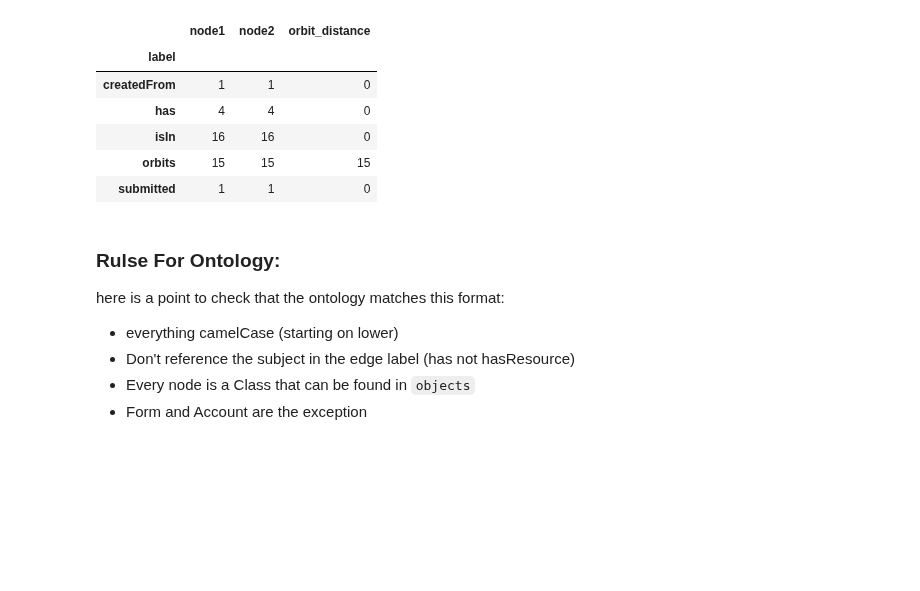
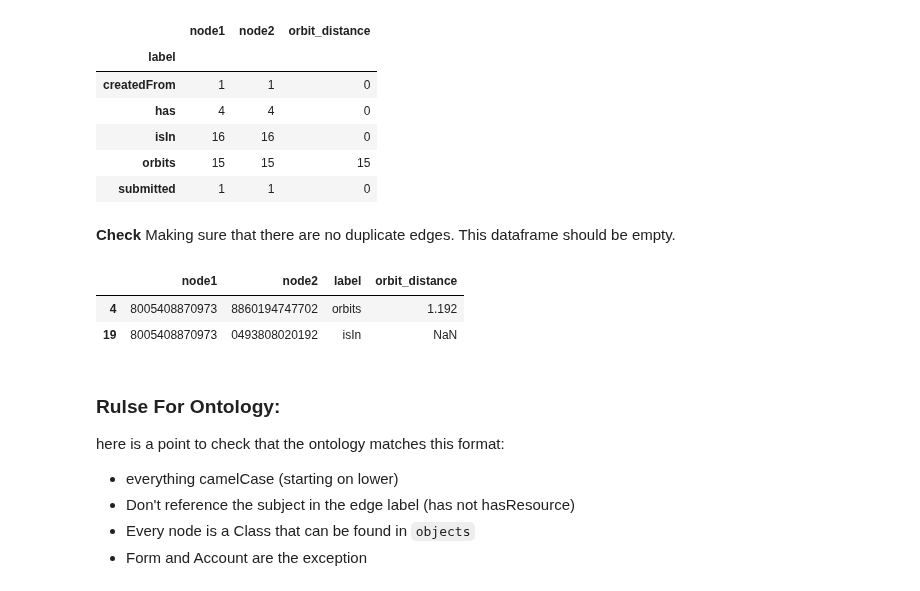
Before and after one commit to BillmanH/exoplanets, a Jupyter notebook: notebooks/planets/Genesis.ipynb, the cells around one changed output. Drawn from its saved outputs; the diff is of its cells as text; code cells hidden in the pictures; blank space fills up the shorter version.

Commit message:
found dup issue in homesystem

```diff
--- a/notebooks/planets/Genesis.ipynb
+++ b/notebooks/planets/Genesis.ipynb
@@ -318,6 +331,15 @@ pd.DataFrame(homesystem_data["edges"]).groupby("label").count()
 | isIn | 16 | 16 | 0 |
 | orbits | 15 | 15 | 15 |
 | submitted | 1 | 1 | 0 |
+# %% [markdown]
+**Check** Making sure that there are no duplicate edges. This dataframe should be empty.
+# %%
+dup_edges = pd.DataFrame(homesystem_data["edges"])
+dup_edges[dup_edges.duplicated(["node1", "node2"])]
+# %% [output]
+|  | node1 | node2 | label | orbit_distance |
+| 4 | 8005408870973 | 8860194747702 | orbits | 1.192 |
+| 19 | 8005408870973 | 0493808020192 | isIn | NaN |
 # %% [markdown]
 ### Rulse For Ontology:
 here is a point to check that the ontology matches this format:
```
Also changed, not shown: parts of 19 cells of this notebook, 1 other file.
